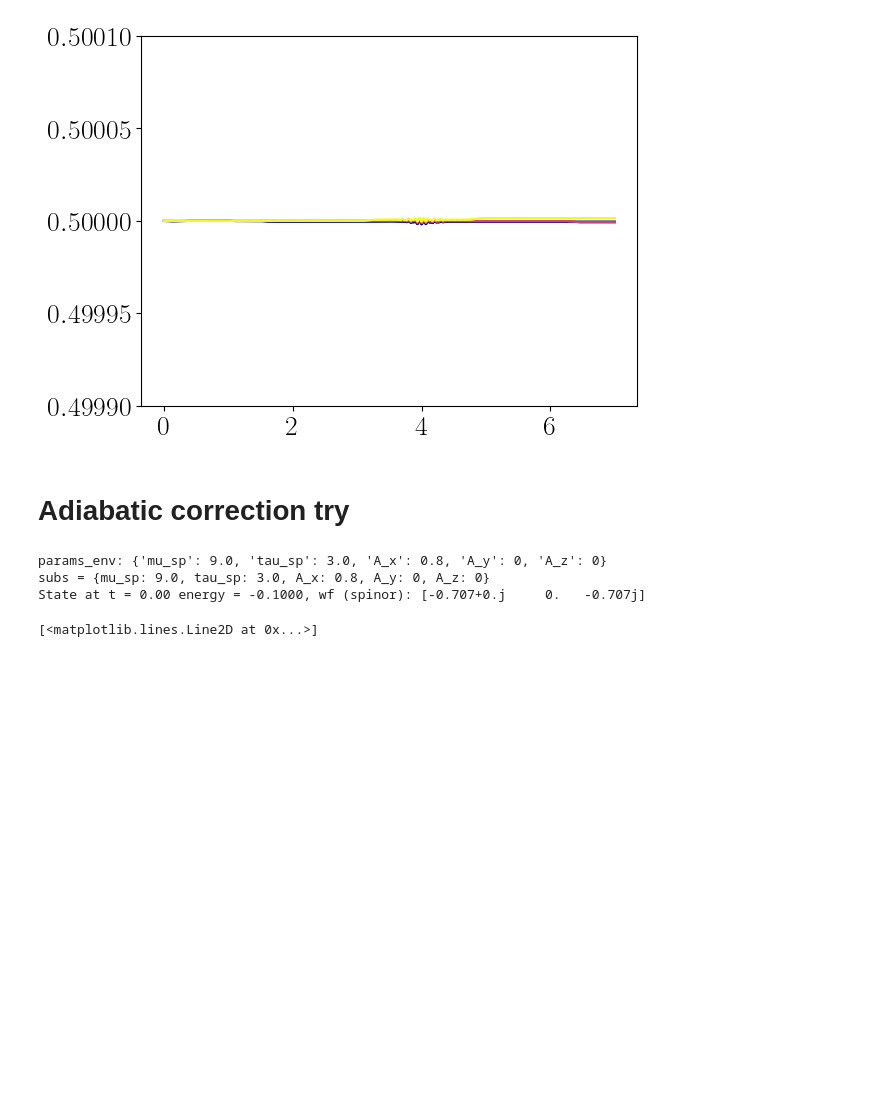
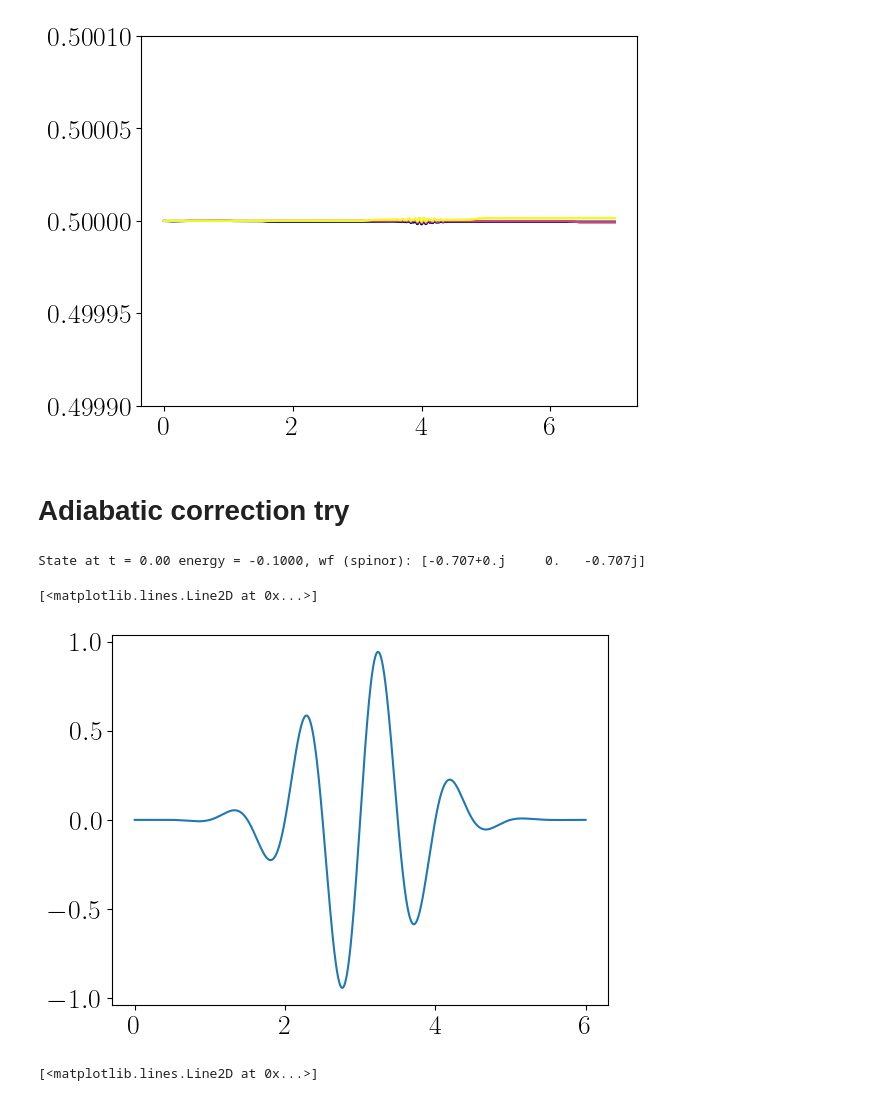
Before and after one commit to howbgl/Floquet_Dirac_ttp, a Jupyter notebook: Paper_LinearDirac.ipynb, the cells around one changed output. Cells and saved outputs as stored; diff of their text form; code cells hidden in the pictures; blank space fills up the shorter version.

```diff
--- a/Paper_LinearDirac.ipynb
+++ b/Paper_LinearDirac.ipynb
@@ -262,8 +261,8 @@ hDirac_pulse = Hamiltonian_ttp(
 ## Data Figura 3
 ### For the linear Dirac model we need to calculate this for an arbitrary kx (it is k independent) and the spectrum is also not changing with the amplitude, so just one Ax value is fine
 T = 1
-st_dev = 3.0
-params_env = {'mu_sp': 3*st_dev, 'tau_sp': st_dev, 'A_x': 0.8, 'A_y': 0, 'A_z': 0}
+st_dev = 1.0
+params_env = {'mu_sp': 3*st_dev, 'tau_sp': st_dev, 'A_x': 1.0, 'A_y': 0, 'A_z': 0}
 ts3 = np.linspace(0, 2*params_env['mu_sp'] * T, 8000) + 1e-6
 params_ham = {'k_x': 0.1, 'k_y': 0.0, }
 solver = (IFS_solver(hDirac_pulse, ts3, params_env, params_ham, Nmax=10))
@@ -277,6 +276,4 @@ momentax = np.linspace(-2.2, 2.2, 201)
 par = {'k_y': 0., 'A_x': 1e-4, 'A_y': 0.}
 eL = np.array([-np.abs(momentax), np.abs(momentax)]).T
 # %% [output]
-params_env: {'mu_sp': 9.0, 'tau_sp': 3.0, 'A_x': 0.8, 'A_y': 0, 'A_z': 0}
-subs = {mu_sp: 9.0, tau_sp: 3.0, A_x: 0.8, A_y: 0, A_z: 0}
 State at t = 0.00 energy = -0.1000, wf (spinor): [-0.707+0.j     0.   -0.707j]
@@ -283,3 +284,8 @@ State at t = 0.00 energy = -0.1000, wf (spinor): [-0.707+0.j     0.   -0.707j]
+# %%
+plt.plot(ts3,axt_full(ts3))
+# %% [output]
+[<matplotlib.lines.Line2D at 0x...>]
+[figure, added]
 # %%
 plt.plot(ts3,solver.Alist[:,0])
 # %% [output]
```
Also changed, not shown: parts of 3 cells of this notebook.
